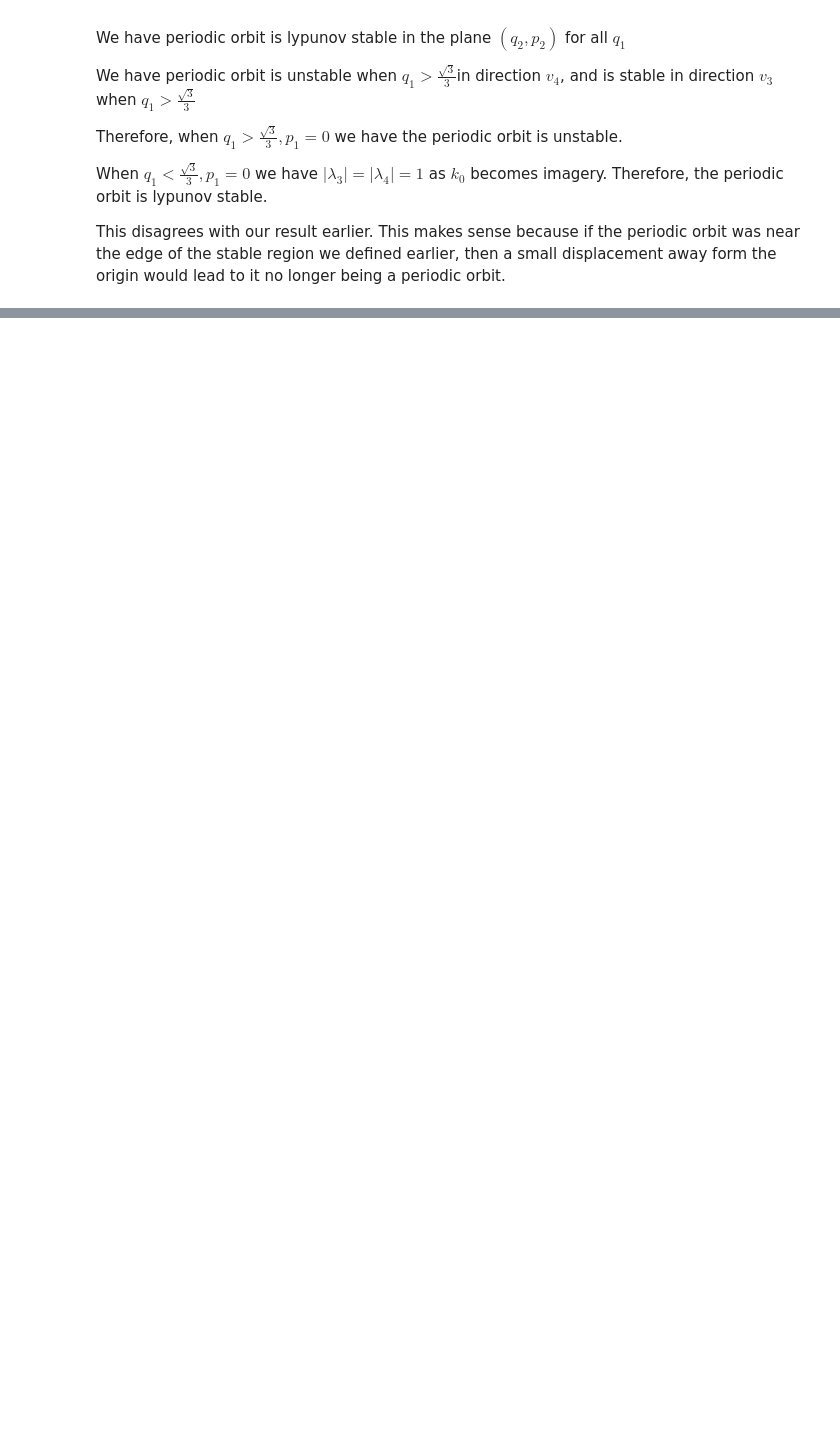
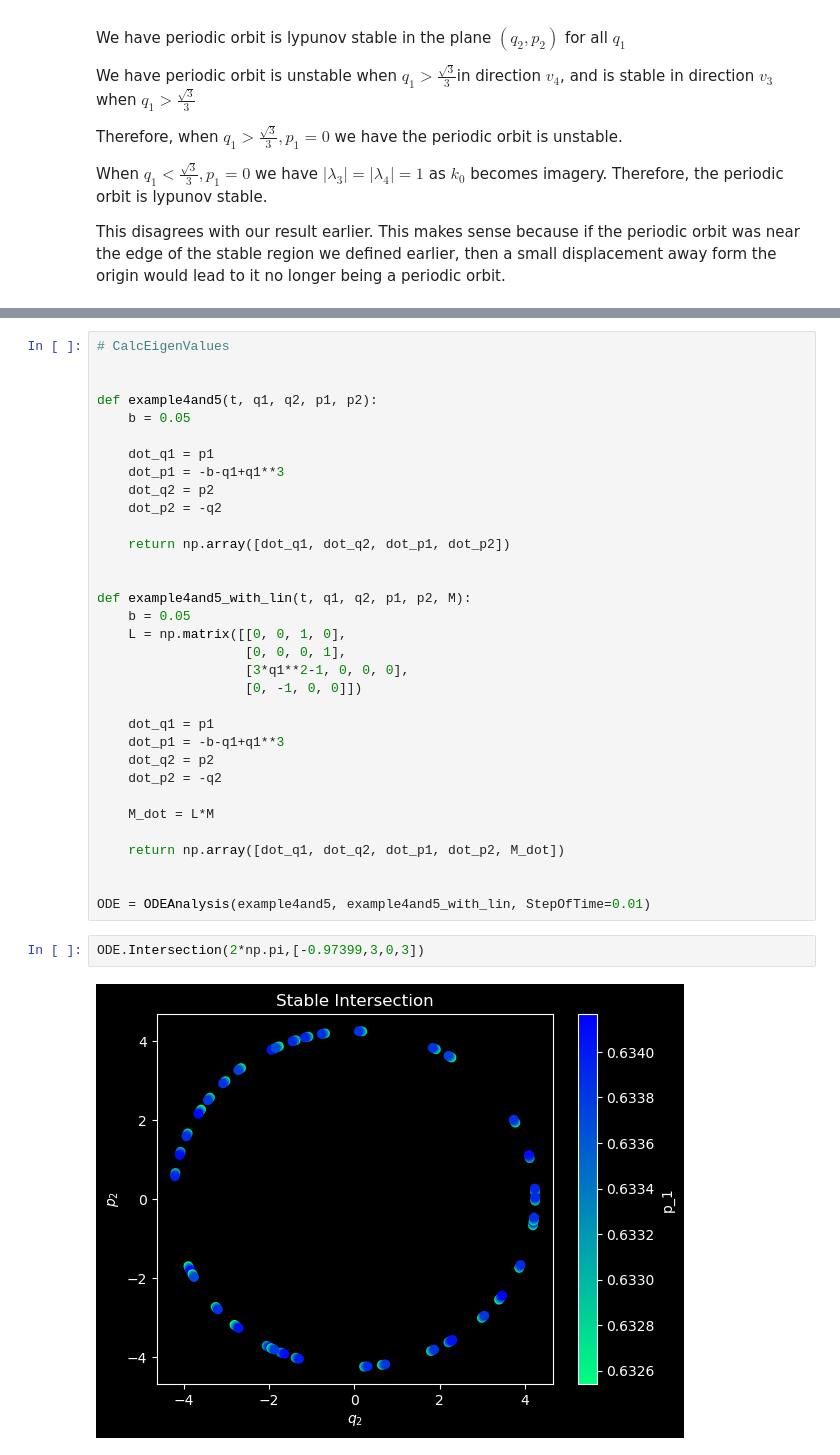
Before and after one commit to Hitthesurf/Helium_Atom, a Jupyter notebook: n-DOF_Hamiltonian_Examples.ipynb, the cells around one changed output, grey strips where cells are left out. Saved outputs shown, nothing was run; the diff lists cells and outputs as text; blank space fills up the shorter version.

```diff
--- a/n-DOF_Hamiltonian_Examples.ipynb
+++ b/n-DOF_Hamiltonian_Examples.ipynb
@@ -942,0 +962,37 @@ array([[ 1.00e+00,  0.00e+00, -4.70e-13,  0.00e+00],
+# %%
+# CalcEigenValues
+
+
+def example4and5(t, q1, q2, p1, p2):
+    b = 0.05
+
+    dot_q1 = p1
+    dot_p1 = -b-q1+q1**3
+    dot_q2 = p2
+    dot_p2 = -q2
+
+    return np.array([dot_q1, dot_q2, dot_p1, dot_p2])
+
+
+def example4and5_with_lin(t, q1, q2, p1, p2, M):
+    b = 0.05
+    L = np.matrix([[0, 0, 1, 0],
+                   [0, 0, 0, 1],
+                   [3*q1**2-1, 0, 0, 0],
+                   [0, -1, 0, 0]])
+
+    dot_q1 = p1
+    dot_p1 = -b-q1+q1**3
+    dot_q2 = p2
+    dot_p2 = -q2
+
+    M_dot = L*M
+
+    return np.array([dot_q1, dot_q2, dot_p1, dot_p2, M_dot])
+
+
+ODE = ODEAnalysis(example4and5, example4and5_with_lin, StepOfTime=0.01)
+# %%
+ODE.Intersection(2*np.pi,[-0.97399,3,0,3])
+# %% [output]
+[figure, added]
```
Also changed, not shown: parts of 14 cells of this notebook, 4 other files.
